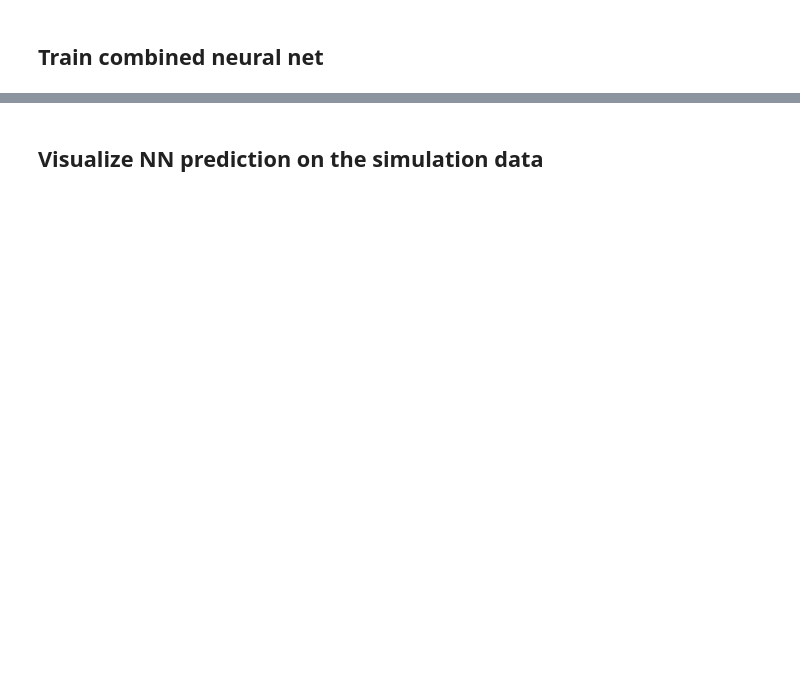
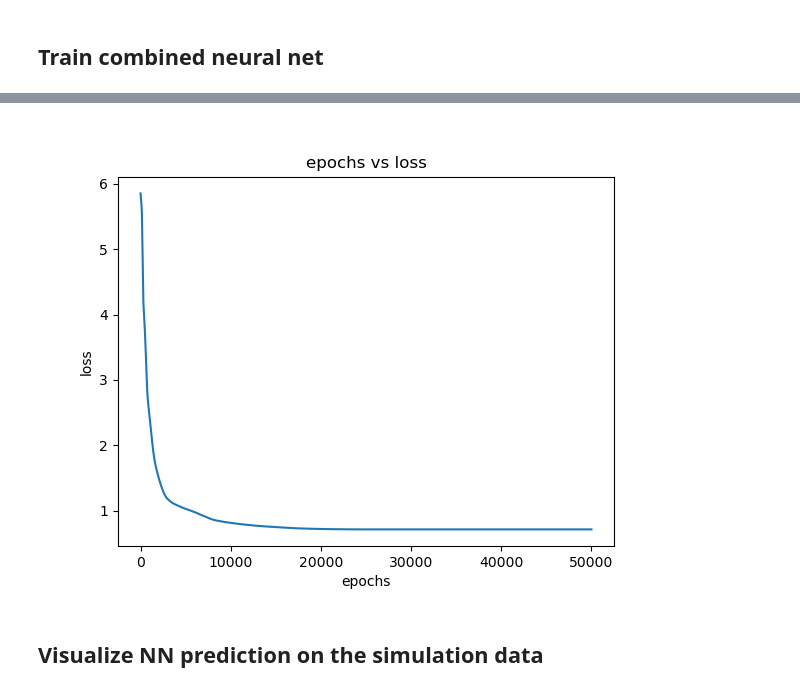
Before and after one commit to BLAST-AI-ML/synapse, a Jupyter notebook: ml/NN_training/Neural_Network_sim_calibrated_with_expts_asLumeModel_linearcalibration_jit.ipynb, the cells around one changed output, grey strips where cells are left out. Cells and saved outputs as stored; diff of their text form; code cells hidden in the pictures; blank space fills up the shorter version.

```diff
--- a/ml/NN_training/Neural_Network_sim_calibrated_with_expts_asLumeModel_linearcalibration_jit.ipynb
+++ b/ml/NN_training/Neural_Network_sim_calibrated_with_expts_asLumeModel_linearcalibration_jit.ipynb
@@ -113,6 +120,7 @@ norm_sim_outputs_training = torch.tensor( norm_sim_training_set_df['n_protons'].
 # %%
 calibrated_nn = CombinedNN(learning_rate=0.0001)
 calibrated_nn.train_model(norm_sim_inputs_training, norm_sim_outputs_training,
-                    norm_expt_inputs_training, norm_expt_outputs_training, num_epochs=10000)
+                    norm_expt_inputs_training, norm_expt_outputs_training, num_epochs=50000)
 
 calibrated_nn.plot_loss()
+# %% [output]
@@ -119,3 +137,4 @@ calibrated_nn.plot_loss()
+[figure, added]
 # %%
 sim_train_predictions = calibrated_nn.predict_sim(norm_sim_inputs_training)
 # %% [markdown]
```
Also changed, not shown: parts of 16 cells of this notebook.
